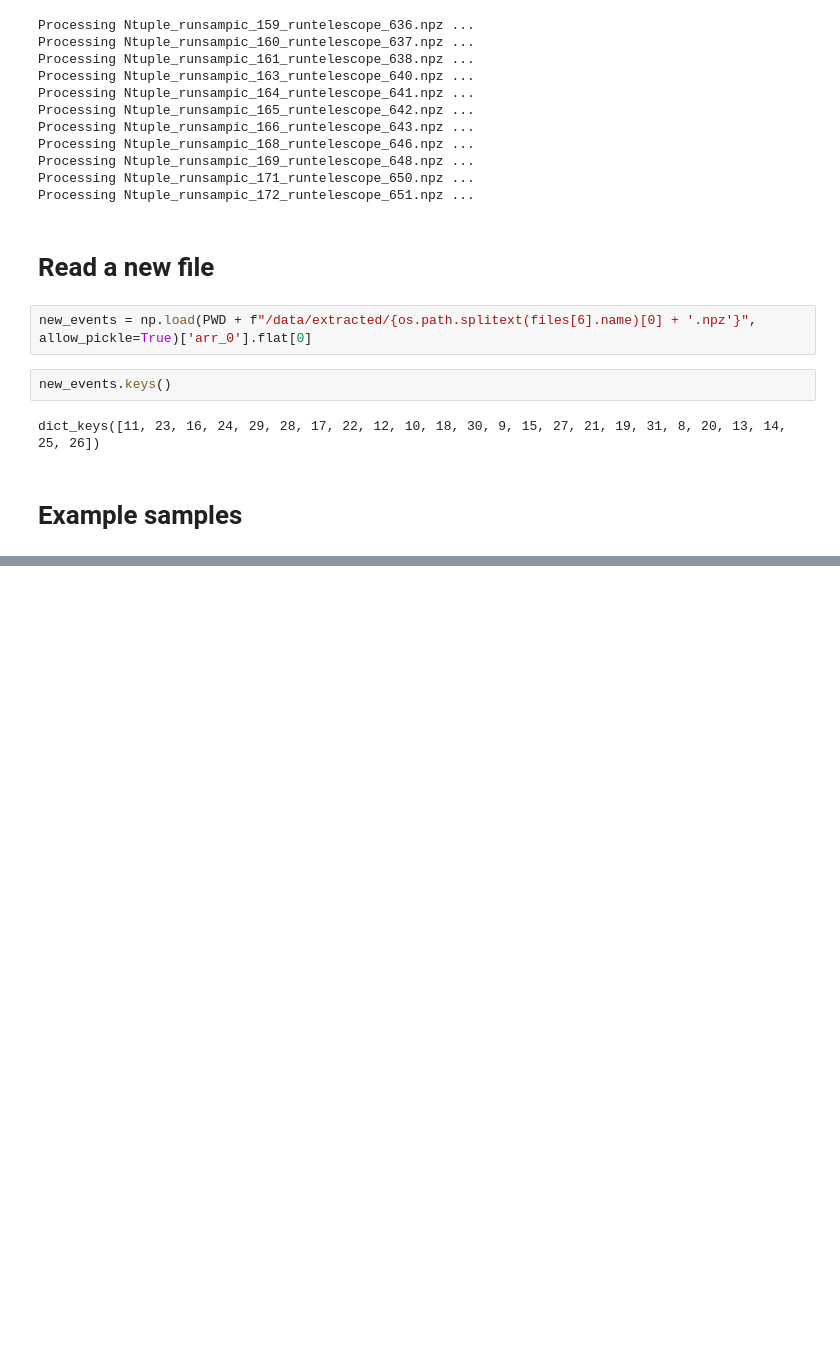
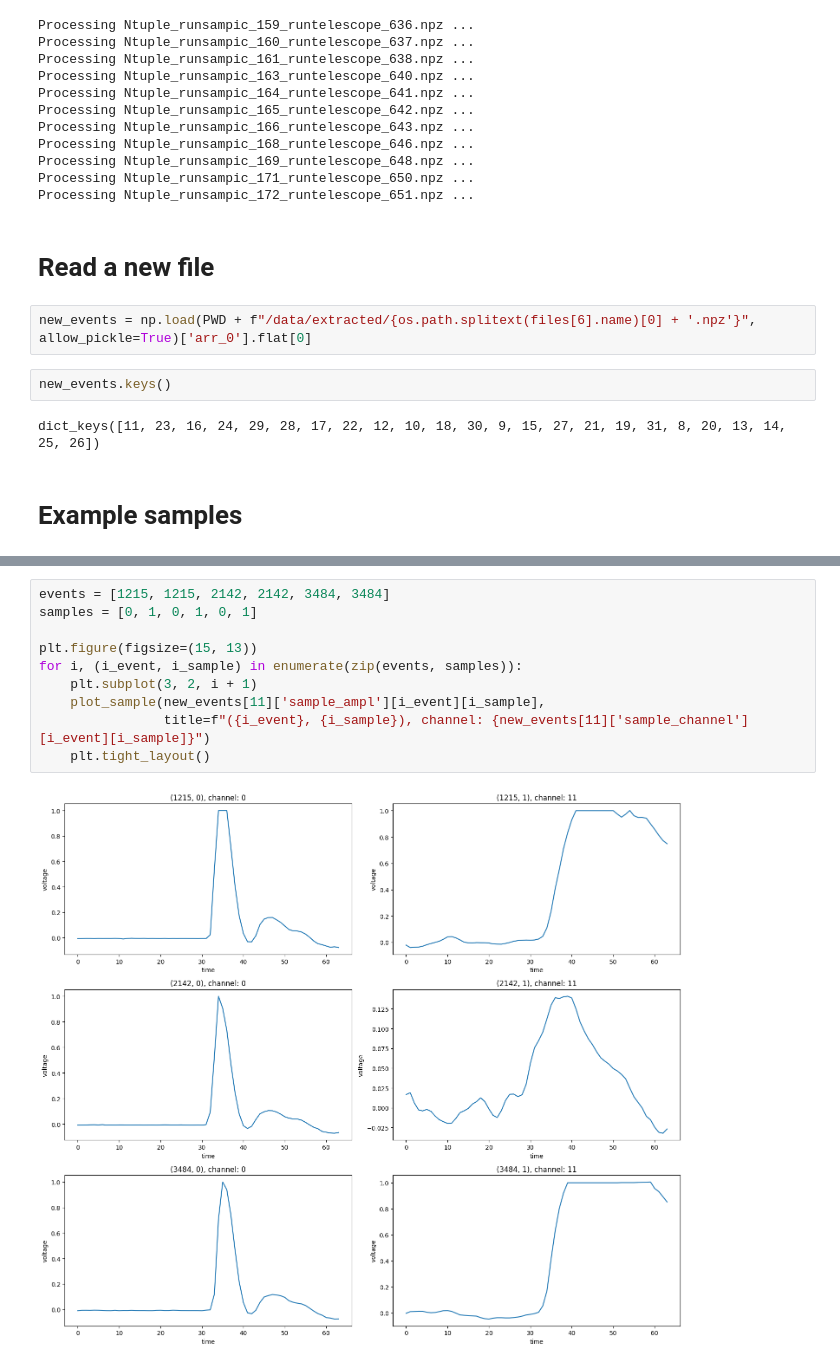
Before and after one commit to MatiXOfficial/pps-diamond-time-measurement, a Jupyter notebook: notebooks/data_preparation/write_useful_data.ipynb, the cells around one changed output, grey strips where cells are left out. Drawn from its saved outputs; the diff is of its cells as text; blank space fills up the shorter version.

```diff
--- a/notebooks/data_preparation/write_useful_data.ipynb
+++ b/notebooks/data_preparation/write_useful_data.ipynb
@@ -253,0 +265,12 @@ for i, (i_event, i_sample) in enumerate(zip(events, samples)):
+# %%
+events = [1215, 1215, 2142, 2142, 3484, 3484]
+samples = [0, 1, 0, 1, 0, 1]
+
+plt.figure(figsize=(15, 13))
+for i, (i_event, i_sample) in enumerate(zip(events, samples)):
+    plt.subplot(3, 2, i + 1)
+    plot_sample(new_events[11]['sample_ampl'][i_event][i_sample],
+                title=f"({i_event}, {i_sample}), channel: {new_events[11]['sample_channel'][i_event][i_sample]}")
+    plt.tight_layout()
+# %% [output]
+[figure, added]
```
Also changed, not shown: parts of 3 cells of this notebook, 1 other file.
